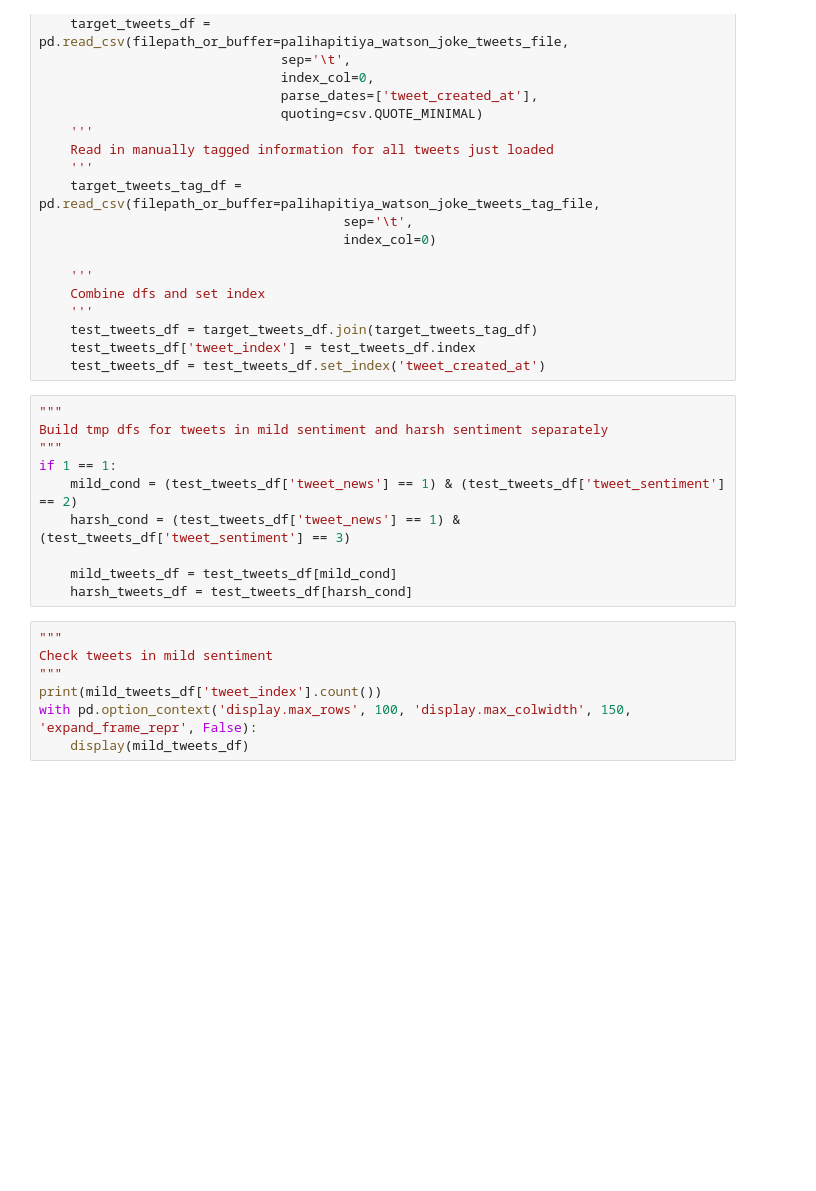
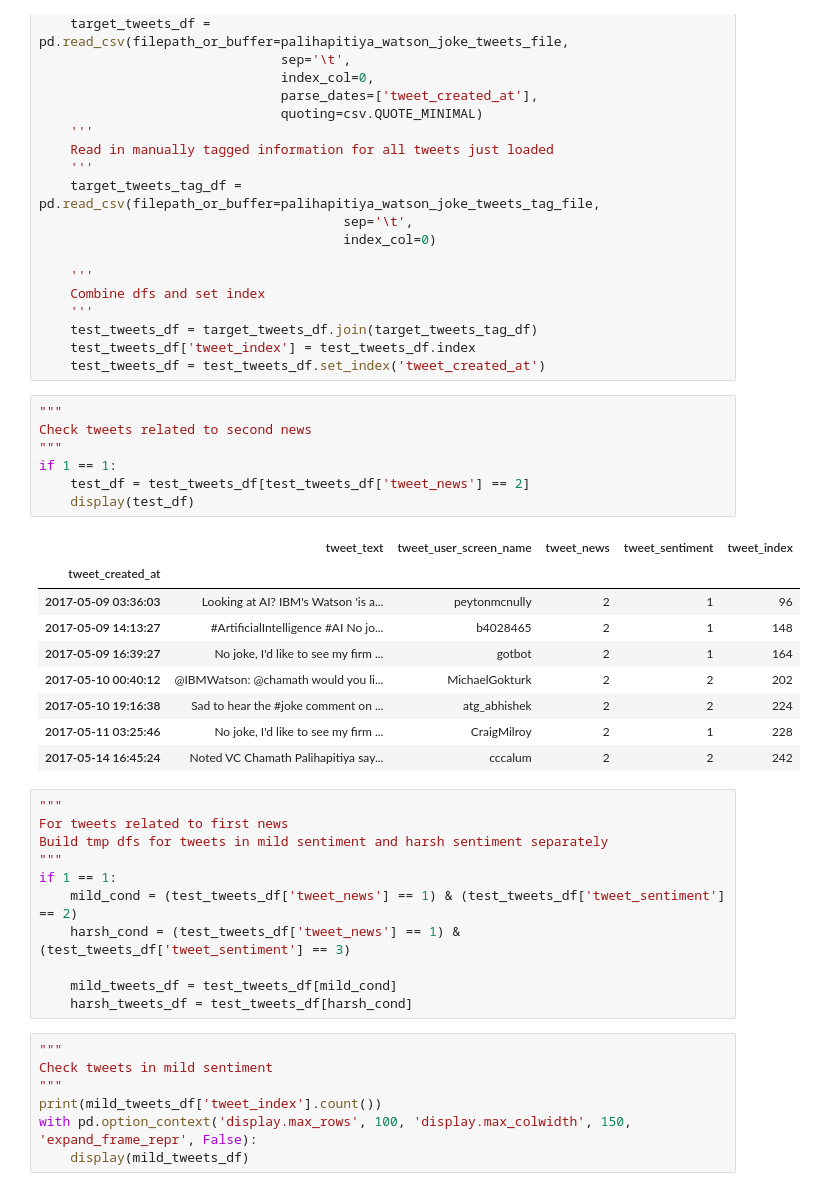
Before and after one commit to dahengwang0705/cross_media_affect_analysis, a Jupyter notebook: develop/20171024-daheng-prepare_ibm_tweets_news_data.ipynb, the cells around one changed output. Cells and saved outputs as stored; diff of their text form; blank space fills up the shorter version.

Commit message:
minor modify ibm joke or not figure

```diff
--- a/develop/20171024-daheng-prepare_ibm_tweets_news_data.ipynb
+++ b/develop/20171024-daheng-prepare_ibm_tweets_news_data.ipynb
@@ -621,8 +621,26 @@ if 1 == 1:
     test_tweets_df = target_tweets_df.join(target_tweets_tag_df)
     test_tweets_df['tweet_index'] = test_tweets_df.index
     test_tweets_df = test_tweets_df.set_index('tweet_created_at')
+# %%
+"""
+Check tweets related to second news
+"""
+if 1 == 1:
+    test_df = test_tweets_df[test_tweets_df['tweet_news'] == 2]
+    display(test_df)
+# %% [output]
+|  | tweet_text | tweet_user_screen_name | tweet_news | tweet_sentiment | tweet_index |
+| tweet_created_at |  |  |  |  |  |
+| 2017-05-09 03:36:03 | Looking at AI? IBM's Watson 'is a... | peytonmcnully | 2 | 1 | 96 |
+| 2017-05-09 14:13:27 | #ArtificialIntelligence #AI No jo... | b4028465 | 2 | 1 | 148 |
+| 2017-05-09 16:39:27 | No joke, I'd like to see my firm ... | gotbot | 2 | 1 | 164 |
+| 2017-05-10 00:40:12 | @IBMWatson: @chamath would you li... | MichaelGokturk | 2 | 2 | 202 |
+| 2017-05-10 19:16:38 | Sad to hear the #joke comment on ... | atg_abhishek | 2 | 2 | 224 |
+| 2017-05-11 03:25:46 | No joke, I'd like to see my firm ... | CraigMilroy | 2 | 1 | 228 |
+| 2017-05-14 16:45:24 | Noted VC Chamath Palihapitiya say... | cccalum | 2 | 2 | 242 |
 # %%
 """
+For tweets related to first news
 Build tmp dfs for tweets in mild sentiment and harsh sentiment separately
 """
 if 1 == 1:
```
Also changed, not shown: parts of 4 cells of this notebook, 1 other file.
